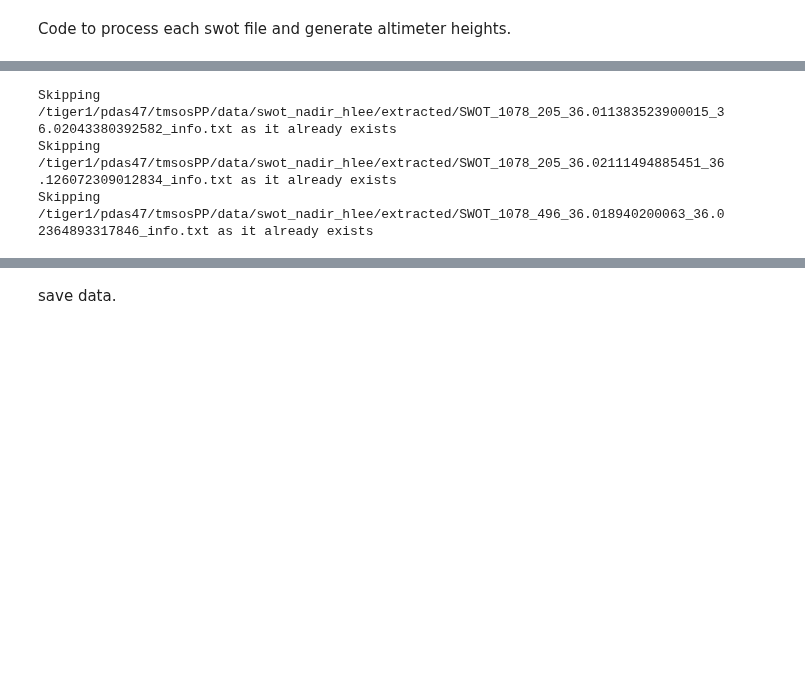
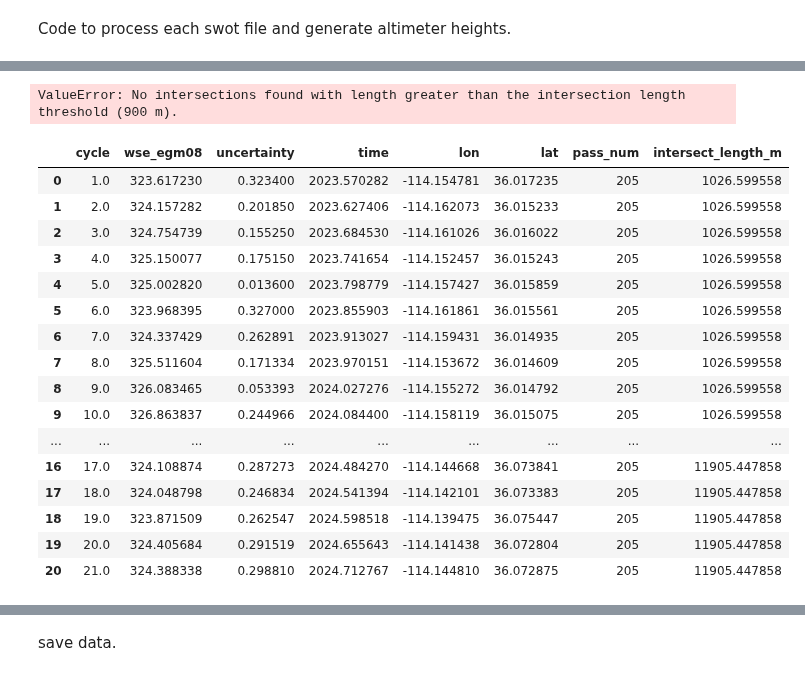
Before and after one commit to UW-SASWE/tmspp, a Jupyter notebook: notebooks/03.4-classification-swot-nadir-altimeter.ipynb, the cells around one changed output, grey strips where cells are left out. Cells and saved outputs as stored; diff of their text form; code cells hidden in the pictures; blank space fills up the shorter version.

```diff
--- a/notebooks/03.4-classification-swot-nadir-altimeter.ipynb
+++ b/notebooks/03.4-classification-swot-nadir-altimeter.ipynb
@@ -459,7 +363,8 @@ def classify_swot_nadir_altimeter(
         swot_nadir_tracks_fp = Path("/tiger1/pdas47/tmsosPP/data/swot_orbit/sph_science_nadir/swot_science_orbit_sept2015-v2_nadir.shp"),
         swot_nadir_raw_dir = Path("/tiger1/pdas47/tmsosPP/data/swot_nadir_hlee/raw"),
         swot_nadir_extracted_dir = Path("/tiger1/pdas47/tmsosPP/data/swot_nadir_hlee/extracted"),
-        dask_client = None
+        dask_client = None,
+        force_extract = False
     ):
     # create output directory if it doesn't exist
     swot_nadir_extracted_dir.mkdir(exist_ok=True)
@@ -472,6 +377,8 @@ def classify_swot_nadir_altimeter(
     nadir_intersects = gpd.GeoDataFrame(geometry=gd_track_subset.intersection(roi.geometry.values[0]).explode(index_parts=False)) # explode = split multi-geometry into single geometries
     nadir_intersects['intersect_length_m'] = nadir_intersects.to_crs(roi.estimate_utm_crs()).length
     nadir_intersects = nadir_intersects[nadir_intersects['intersect_length_m'] > intersection_length_threshold]
+    if nadir_intersects.empty:
+        raise ValueError(f"No intersections found with length greater than the intersection length threshold ({intersection_length_threshold} m).")
     nadir_intersects['pass_num'] = gd_track_subset['ID_PASS'].loc[nadir_intersects.index]
     nadir_intersects['min_lat'] = nadir_intersects.bounds['miny']
     nadir_intersects['max_lat'] = nadir_intersects.bounds['maxy']
@@ -485,17 +392,22 @@ def classify_swot_nadir_altimeter(
         lat_max = row['max_lat']
         intersect_length = row['intersect_length_m']
 
-        if extracted_elevations_fp.exists():  # skip if the processed file already exists
+        if extracted_elevations_fp.exists() and force_extract==False:  # skip if the processed file already exists
             print(f"Skipping {extracted_elevations_fp} as it already exists")
         else:
             # obtain file paths that match the pass number
-            swot_nadir_fps = Path(swot_nadir_raw_dir).glob(f'SWOT_GPN_*_{pass_num:03}_*.nc')
+            swot_nadir_fps = list(swot_nadir_raw_dir.glob(f'SWOT_GPN_*_{pass_num:03}_*.nc'))
+            ipn_files = list(swot_nadir_raw_dir.glob(f'SWOT_IPN_*_{pass_num:03}_*.nc'))
+            if len(ipn_files) > 0:
+                swot_nadir_fps = swot_nadir_fps + ipn_files
+
+
             # filter by start and end date
-            swot_nadir_fps = filter(
+            swot_nadir_fps = list(filter(
                 lambda fp: pd.to_datetime(fp.name.split('_')[4], format='%Y%m%d') >= pd.to_datetime(start_date) \
                     and pd.to_datetime(fp.name.split('_')[4], format='%Y%m%d') <= pd.to_datetime(end_date),
-                swot_nadir_fps
-            )
+                        swot_nadir_fps
+            ))
 
             # process the files. If dask client is provided, process the files parallely
             futures = []
@@ -504,6 +416,7 @@ def classify_swot_nadir_altimeter(
                     print(f"writing to {extracted_elevations_fp}")
                     for fp in swot_nadir_fps:
                         processed_elevation_info = process_swot_file(fp, lat_boundary=[lat_min, lat_max])
+
                         for elevation_line in processed_elevation_info:
                             text_file.write("%4s\t%4s\t%4s\t%4s\t%4s\t%4s\t%4s\t%4s\t%4s\t%4s\t%20.6f\t%20.6f\t%20.6f\t%20.6f\t%10.3f\n" % elevation_line)
             else:
@@ -535,15 +448,35 @@ def classify_swot_nadir_altimeter(
 
 swot_elevations = classify_swot_nadir_altimeter(
     roi=buffered_roi,
-    intersection_length_threshold=500, # meters
+    intersection_length_threshold=900, # meters
     start_date=start_date,
     end_date=end_date,
-    dask_client=client
+    dask_client=client,
+    # dask_client=None,
+    force_extract=True
 )
 # %% [output]
-Skipping /tiger1/pdas47/tmsosPP/data/swot_nadir_hlee/extracted/SWOT_1078_205_36.011383523900015_36.02043380392582_info.txt as it already exists
-Skipping /tiger1/pdas47/tmsosPP/data/swot_nadir_hlee/extracted/SWOT_1078_205_36.02111494885451_36.126072309012834_info.txt as it already exists
-Skipping /tiger1/pdas47/tmsosPP/data/swot_nadir_hlee/extracted/SWOT_1078_496_36.018940200063_36.02364893317846_info.txt as it already exists
+ValueError: No intersections found with length greater than the intersection length threshold (900 m).
+# %%
+swot_elevations
+# %% [output]
+|  | cycle | wse_egm08 | uncertainty | time | lon | lat | pass_num | intersect_length_m |
+| 0 | 1.0 | 323.617230 | 0.323400 | 2023.570282 | -114.154781 | 36.017235 | 205 | 1026.599558 |
+| 1 | 2.0 | 324.157282 | 0.201850 | 2023.627406 | -114.162073 | 36.015233 | 205 | 1026.599558 |
+| 2 | 3.0 | 324.754739 | 0.155250 | 2023.684530 | -114.161026 | 36.016022 | 205 | 1026.599558 |
+| 3 | 4.0 | 325.150077 | 0.175150 | 2023.741654 | -114.152457 | 36.015243 | 205 | 1026.599558 |
+| 4 | 5.0 | 325.002820 | 0.013600 | 2023.798779 | -114.157427 | 36.015859 | 205 | 1026.599558 |
+| 5 | 6.0 | 323.968395 | 0.327000 | 2023.855903 | -114.161861 | 36.015561 | 205 | 1026.599558 |
+| 6 | 7.0 | 324.337429 | 0.262891 | 2023.913027 | -114.159431 | 36.014935 | 205 | 1026.599558 |
+| 7 | 8.0 | 325.511604 | 0.171334 | 2023.970151 | -114.153672 | 36.014609 | 205 | 1026.599558 |
+| 8 | 9.0 | 326.083465 | 0.053393 | 2024.027276 | -114.155272 | 36.014792 | 205 | 1026.599558 |
+| 9 | 10.0 | 326.863837 | 0.244966 | 2024.084400 | -114.158119 | 36.015075 | 205 | 1026.599558 |
+| ... | ... | ... | ... | ... | ... | ... | ... | ... |
+| 16 | 17.0 | 324.108874 | 0.287273 | 2024.484270 | -114.144668 | 36.073841 | 205 | 11905.447858 |
+| 17 | 18.0 | 324.048798 | 0.246834 | 2024.541394 | -114.142101 | 36.073383 | 205 | 11905.447858 |
+| 18 | 19.0 | 323.871509 | 0.262547 | 2024.598518 | -114.139475 | 36.075447 | 205 | 11905.447858 |
+| 19 | 20.0 | 324.405684 | 0.291519 | 2024.655643 | -114.141438 | 36.072804 | 205 | 11905.447858 |
+| 20 | 21.0 | 324.388338 | 0.298810 | 2024.712767 | -114.144810 | 36.072875 | 205 | 11905.447858 |
 # %%
 elevations_avg = swot_elevations.groupby(['cycle', 'pass_num']).agg({"wse_egm08": 'mean', "time": "mean"}).reset_index()
 elevations_avg
```
Also changed, not shown: parts of 19 cells of this notebook.
